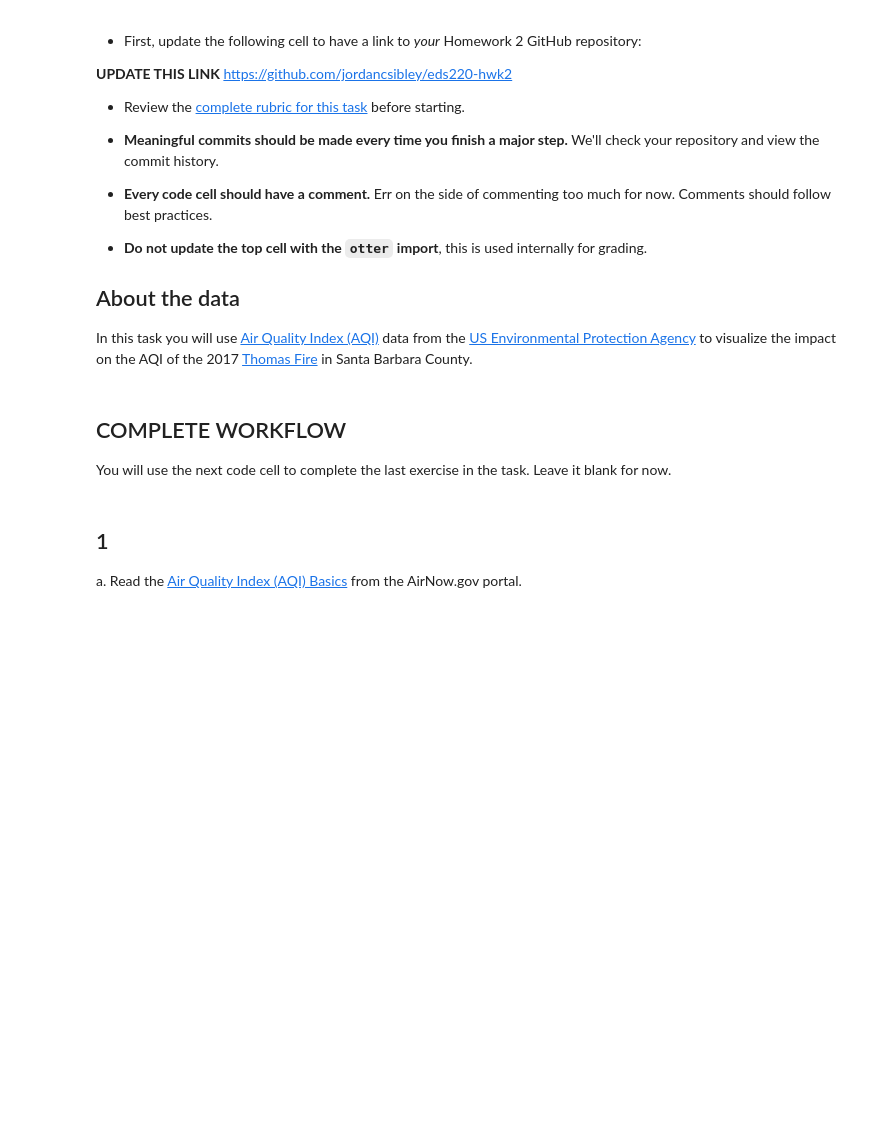
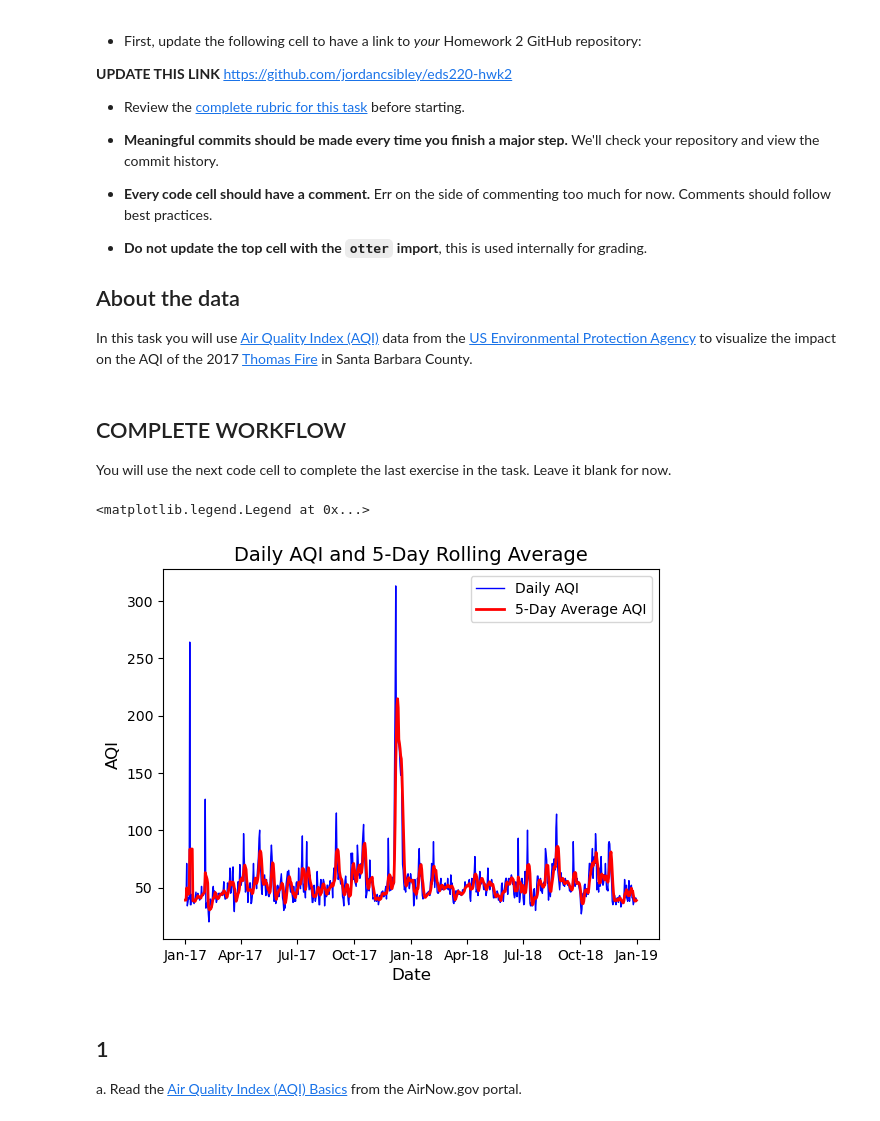
Before and after one commit to jordancsibley/eds220-hwk2, a Jupyter notebook: hwk2-task3-aqi.ipynb, the cells around one changed output. Cells and saved outputs as stored; diff of their text form; code cells hidden in the pictures; blank space fills up the shorter version.

```diff
--- a/hwk2-task3-aqi.ipynb
+++ b/hwk2-task3-aqi.ipynb
@@ -34,3 +30,62 @@ import numpy as np
+# %%
+# Import libraries
+import pandas as pd
+import numpy as np
+import matplotlib.pyplot as plt
+import matplotlib.dates as mdates
+
+# Read in data
+aqi_17 = pd.read_csv('https://aqs.epa.gov/aqsweb/airdata/daily_aqi_by_county_2017.zip', compression='zip')
+aqi_18 = pd.read_csv('https://aqs.epa.gov/aqsweb/airdata/daily_aqi_by_county_2018.zip', compression='zip')
+
+# Concatnate the 'aqi_17' and 'aqi_18' dataframes into a single dataframe
+aqi = pd.concat([aqi_17, aqi_18])
+
+# Clean column names
+aqi.columns = (aqi.columns
+                  .str.lower()
+                  .str.replace(' ','_'))
+
+# Filter to Santa Barbara County
+aqi_sb = aqi[aqi['county_name'] == 'Santa Barbara']
+
+# Drop columns relating to state and county info
+aqi_sb = aqi_sb.drop(['state_name', 'county_name', 'state_code', 'county_code'], axis=1)
+
+# Change 'date' column from object to datetime data type
+aqi_sb.date = pd.to_datetime(aqi_sb['date'])
+
+# Update the index of the dataframe to be the 'date' column
+aqi_sb = aqi_sb.set_index('date')
+
+# Calculate AQI rolling average over 5 days
+rolling_average = aqi_sb['aqi'].rolling('5D').mean()
+
+# Add rolling average values to new column in data frame
+aqi_sb['five_day_average'] = rolling_average
+
+# Establish plot boundaries
+plt.figure()
+
+# Line plot of daily aqi
+plt.plot(aqi_sb.index, aqi_sb['aqi'], label='Daily AQI', color='blue', linewidth=1)
+
+# Line plot of 5 day moving averages
+plt.plot(aqi_sb.index, aqi_sb['five_day_average'], label='5-Day Average AQI', color='red', linewidth=2)
+
+# Add labels and title
+plt.xlabel('Date', fontsize=12)
+plt.ylabel('AQI', fontsize=12)
+plt.title('Daily AQI and 5-Day Rolling Average', fontsize=14)
+
+# Fix the x-axis to show only month and last 2 digits of the year
+plt.gca().xaxis.set_major_formatter(mdates.DateFormatter('%b-%y'))
+
+# Add a legend
+plt.legend()
+# %% [output]
+<matplotlib.legend.Legend at 0x...>
+[figure, added]
 # %% [markdown]
 ## 1
 
```
Also changed, not shown: parts of 3 cells of this notebook.
